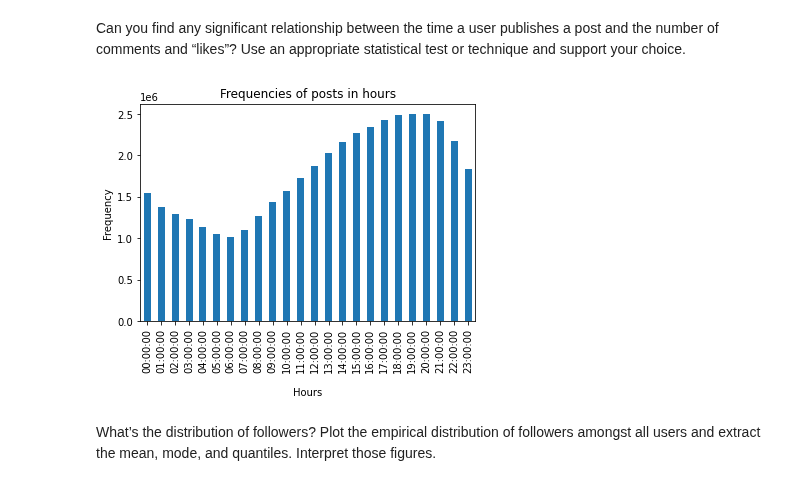
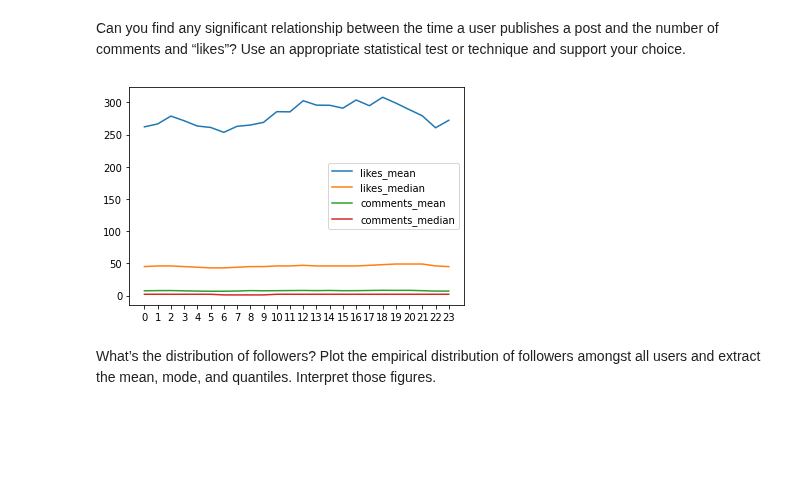
Before and after one commit to Matteo-Candi/ADM_HW2, a Jupyter notebook: main.ipynb, the cells around one changed output. Drawn from its saved outputs; the diff is of its cells as text; code cells hidden in the pictures; blank space fills up the shorter version.

```diff
--- a/main.ipynb
+++ b/main.ipynb
@@ -231,11 +230,3 @@ On this plot we don't see any particular correlation between likes and comments.
 Can you find any significant relationship between the time a user publishes a post and the number of comments and “likes”? Use an appropriate statistical test or technique and support your choice.
 # %%
 posts.cts = pd.to_datetime(posts.cts).dt.floor('h').dt.time
-# %%
-posts.cts.groupby(posts.cts).count().plot(kind="bar")
-plt.title("Frequencies of posts in hours")
-plt.xlabel("\nHours")
-plt.ylabel("Frequency")
-plt.show()
-# %% [output]
-[figure, removed]
@@ -242,3 +246,5 @@ plt.show()
 # %%
-likes = posts.groupby(posts.cts).apply(lambda x: x.numbr_likes)
-comment = posts.groupby(posts.cts).apply(lambda x: x.number_comments)
+ mean_likes = posts.numbr_likes.groupby(posts.cts).apply(lambda x: x.mean())
+ med_likes = posts.numbr_likes.groupby(posts.cts).apply(lambda x: x.median())
+ mean_comments = posts.number_comments.groupby(posts.cts).apply(lambda x: x.mean())
+ med_comments = posts.number_comments.groupby(posts.cts).apply(lambda x: x.median())
@@ -247,3 +251,13 @@ likes
+# %%
+plt.plot(list(mean_likes), label='likes_mean')
+plt.plot(list(med_likes), label='likes_median')
+plt.plot(list(mean_comments), label='comments_mean')
+plt.plot(list(med_comments), label='comments_median')
+plt.xticks(np.arange(24))
+plt.legend()
+plt.show()
+# %% [output]
+[figure, added]
 # %% [markdown]
 What’s the distribution of followers? Plot the empirical distribution of followers amongst all users and extract the mean, mode, and quantiles. Interpret those figures.
 # %%
```
Also changed, not shown: parts of 4 cells of this notebook.
